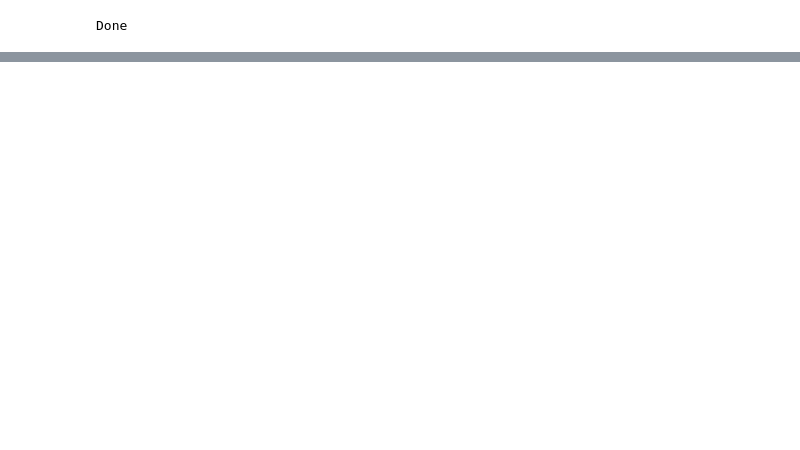
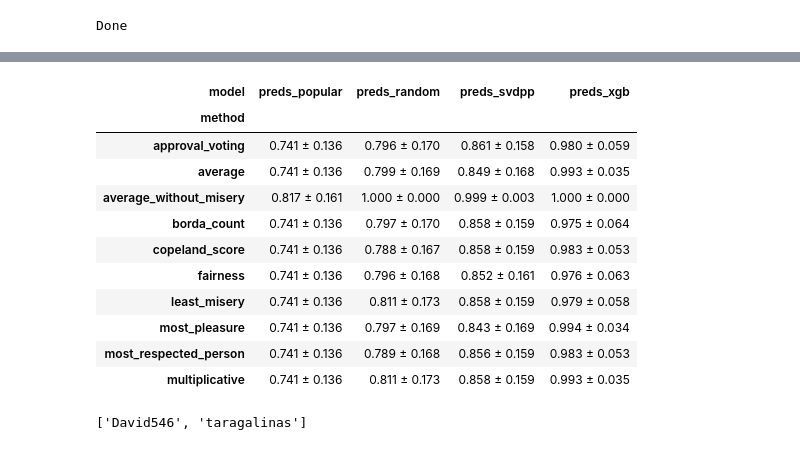
Before and after one commit to mglambert/RecSysProject, a Jupyter notebook: notebooks/eval_models.ipynb, the cells around one changed output, grey strips where cells are left out. Saved outputs shown, nothing was run; the diff lists cells and outputs as text; code cells hidden in the pictures; blank space fills up the shorter version.

```diff
--- a/notebooks/eval_models.ipynb
+++ b/notebooks/eval_models.ipynb
@@ -203,0 +190,20 @@ b.intersection(a)
+# %%
+ndcg_table.T
+# %% [output]
+| model | preds_popular | preds_random | preds_svdpp | preds_xgb |
+| method |  |  |  |  |
+| approval_voting | 0.741 ± 0.136 | 0.796 ± 0.170 | 0.861 ± 0.158 | 0.980 ± 0.059 |
+| average | 0.741 ± 0.136 | 0.799 ± 0.169 | 0.849 ± 0.168 | 0.993 ± 0.035 |
+| average_without_misery | 0.817 ± 0.161 | 1.000 ± 0.000 | 0.999 ± 0.003 | 1.000 ± 0.000 |
+| borda_count | 0.741 ± 0.136 | 0.797 ± 0.170 | 0.858 ± 0.159 | 0.975 ± 0.064 |
+| copeland_score | 0.741 ± 0.136 | 0.788 ± 0.167 | 0.858 ± 0.159 | 0.983 ± 0.053 |
+| fairness | 0.741 ± 0.136 | 0.796 ± 0.168 | 0.852 ± 0.161 | 0.976 ± 0.063 |
+| least_misery | 0.741 ± 0.136 | 0.811 ± 0.173 | 0.858 ± 0.159 | 0.979 ± 0.058 |
+| most_pleasure | 0.741 ± 0.136 | 0.797 ± 0.169 | 0.843 ± 0.169 | 0.994 ± 0.034 |
+| most_respected_person | 0.741 ± 0.136 | 0.789 ± 0.168 | 0.856 ± 0.159 | 0.983 ± 0.053 |
+| multiplicative | 0.741 ± 0.136 | 0.811 ± 0.173 | 0.858 ± 0.159 | 0.993 ± 0.035 |
+# %%
+grp = df_groups.loc[1,'members2']
+grp
+# %% [output]
+['David546', 'taragalinas']
```
Also changed, not shown: parts of 13 cells of this notebook, 2 other files.
